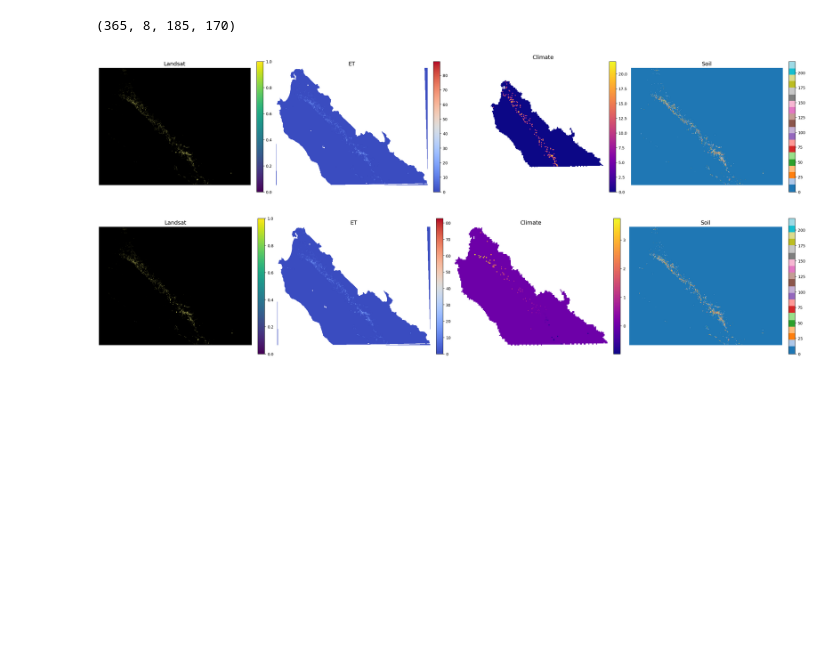
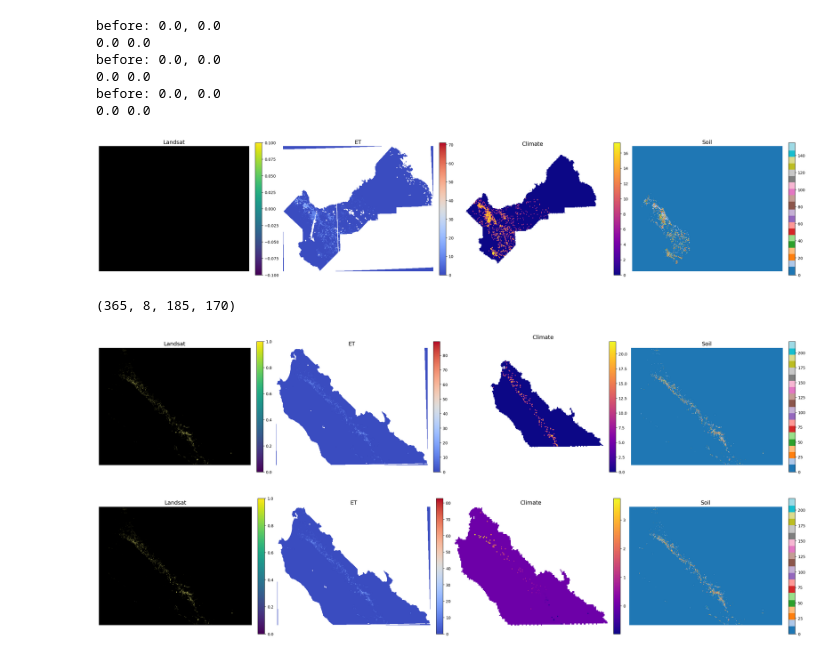
Before and after one commit to plant-ai-biophysics-lab/california-crop-yield-benchmark, a Jupyter notebook: dataset/generate_county_crop_dataset/data_creator.ipynb, the cells around one changed output. Saved outputs shown, nothing was run; the diff lists cells and outputs as text; code cells hidden in the pictures; blank space fills up the shorter version.

```diff
--- a/dataset/generate_county_crop_dataset/data_creator.ipynb
+++ b/dataset/generate_county_crop_dataset/data_creator.ipynb
@@ -10,3 +50,16 @@ import ccdc
+# %%
+util.plot_datasets(output_dataset['landsat_data'][5, 0, :3, ...],
+                   output_dataset['et_data'][0, 0, 0, ...],
+                   output_dataset['climate_data'][0, 1, ...],
+                   output_dataset['soil_data'])
+# %% [output]
+before: 0.0, 0.0
+0.0 0.0
+before: 0.0, 0.0
+0.0 0.0
+before: 0.0, 0.0
+0.0 0.0
+[figure, added]
 # %%
 downloader = ccdc.DataDownloader(
     county_name = 'Monterey',
```
Also changed, not shown: parts of 6 cells of this notebook, 4 other files.
